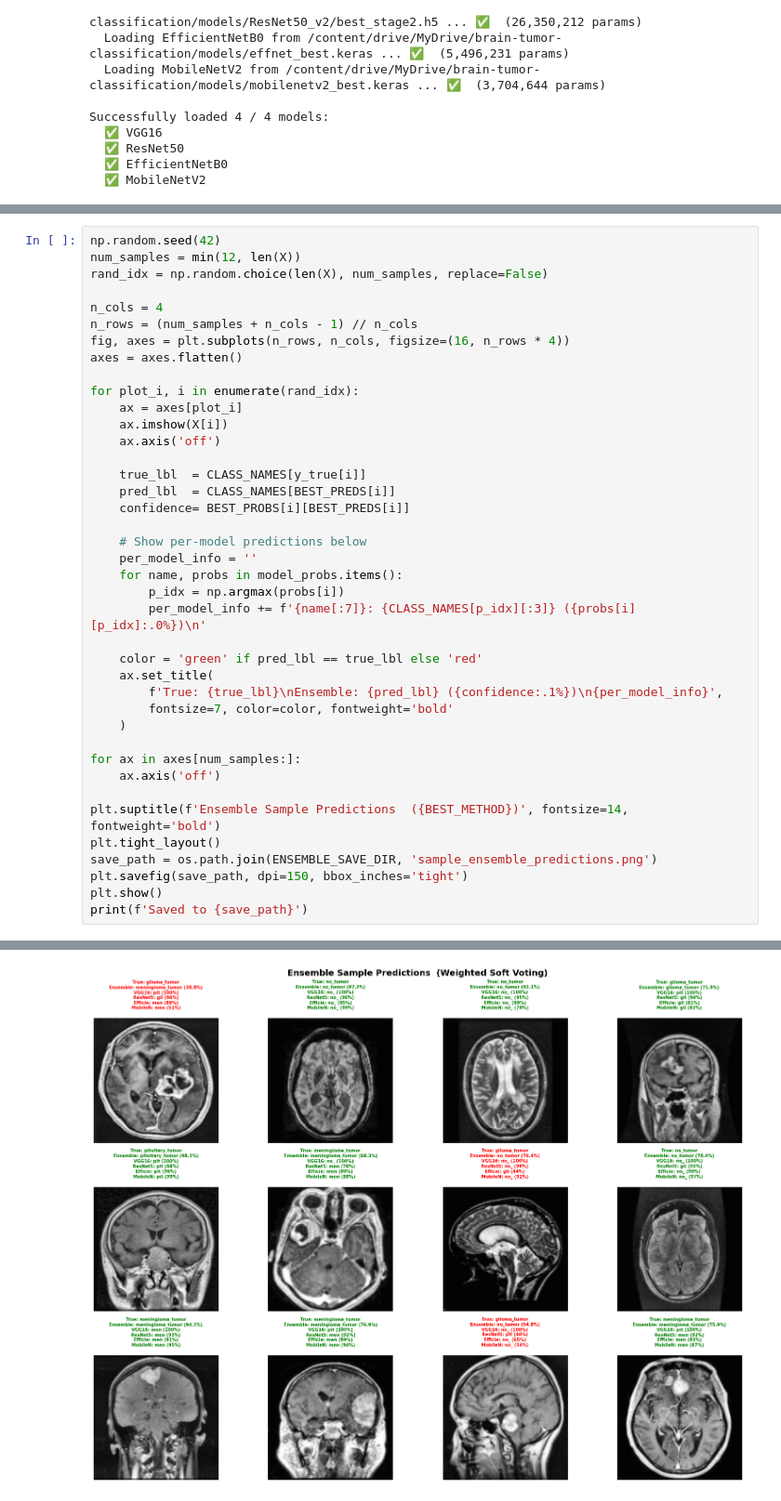
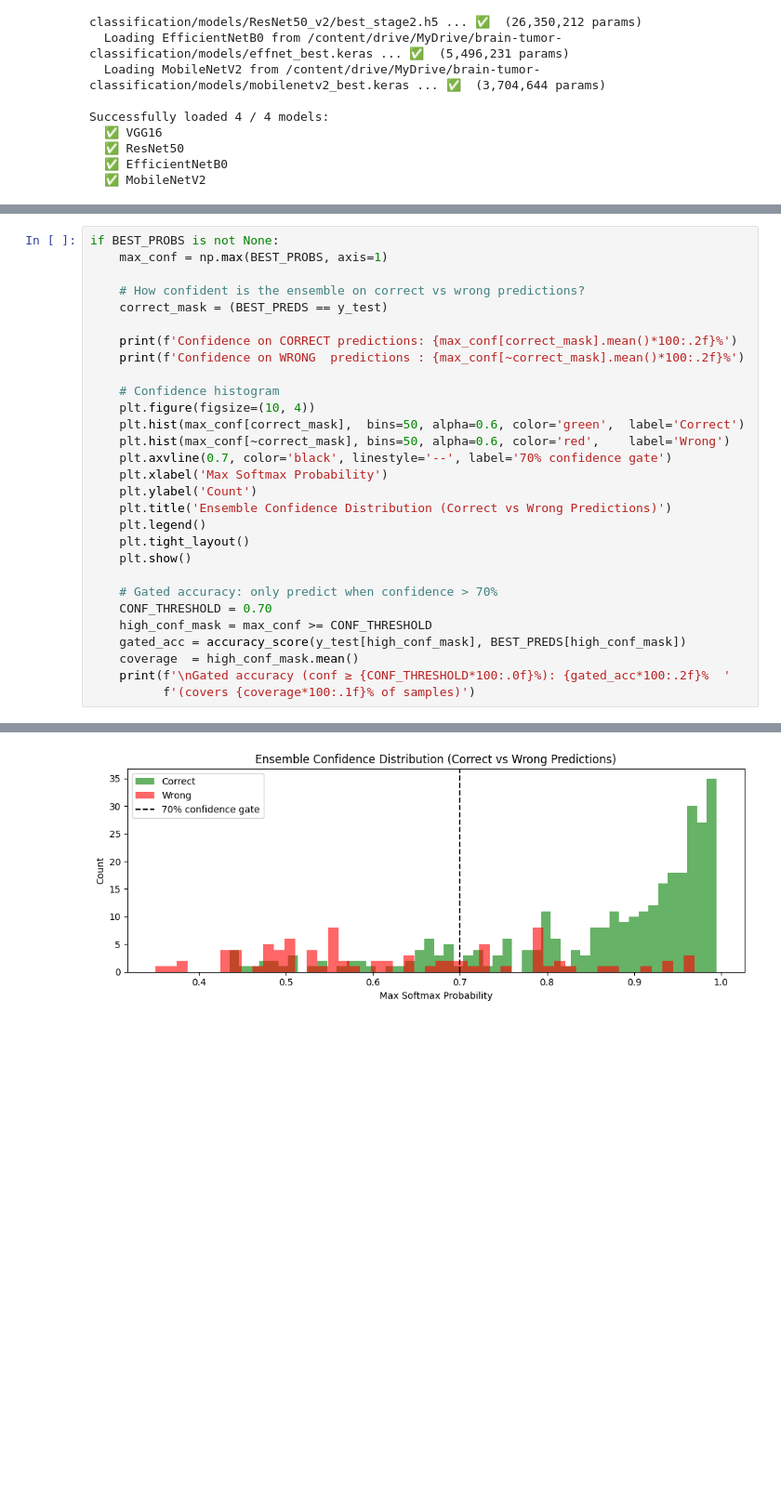
Before and after one commit to SNWE159/brain-tumor-classification, a Jupyter notebook: notebooks/07_Ensemble.ipynb, the cells around one changed output, grey strips where cells are left out. Shown at 93% size. Drawn from its saved outputs; the diff is of its cells as text; blank space fills up the shorter version.

```diff
--- a/notebooks/07_Ensemble.ipynb
+++ b/notebooks/07_Ensemble.ipynb
@@ -446,41 +521,30 @@ Saved to /content/drive/MyDrive/brain-tumor-classification/models/Ensemble/per_c
 # %%
-np.random.seed(42)
-num_samples = min(12, len(X))
-rand_idx = np.random.choice(len(X), num_samples, replace=False)
+if BEST_PROBS is not None:
+    max_conf = np.max(BEST_PROBS, axis=1)
 
-n_cols = 4
-n_rows = (num_samples + n_cols - 1) // n_cols
-fig, axes = plt.subplots(n_rows, n_cols, figsize=(16, n_rows * 4))
-axes = axes.flatten()
+    # How confident is the ensemble on correct vs wrong predictions?
+    correct_mask = (BEST_PREDS == y_test)
 
-for plot_i, i in enumerate(rand_idx):
-    ax = axes[plot_i]
-    ax.imshow(X[i])
-    ax.axis('off')
+    print(f'Confidence on CORRECT predictions: {max_conf[correct_mask].mean()*100:.2f}%')
+    print(f'Confidence on WRONG  predictions : {max_conf[~correct_mask].mean()*100:.2f}%')
 
-    true_lbl  = CLASS_NAMES[y_true[i]]
-    pred_lbl  = CLASS_NAMES[BEST_PREDS[i]]
-    confidence= BEST_PROBS[i][BEST_PREDS[i]]
+    # Confidence histogram
+    plt.figure(figsize=(10, 4))
+    plt.hist(max_conf[correct_mask],  bins=50, alpha=0.6, color='green',  label='Correct')
+    plt.hist(max_conf[~correct_mask], bins=50, alpha=0.6, color='red',    label='Wrong')
+    plt.axvline(0.7, color='black', linestyle='--', label='70% confidence gate')
+    plt.xlabel('Max Softmax Probability')
+    plt.ylabel('Count')
+    plt.title('Ensemble Confidence Distribution (Correct vs Wrong Predictions)')
+    plt.legend()
+    plt.tight_layout()
+    plt.show()
 
-    # Show per-model predictions below
-    per_model_info = ''
-    for name, probs in model_probs.items():
-        p_idx = np.argmax(probs[i])
-        per_model_info += f'{name[:7]}: {CLASS_NAMES[p_idx][:3]} ({probs[i][p_idx]:.0%})\n'
-
-    color = 'green' if pred_lbl == true_lbl else 'red'
-    ax.set_title(
-        f'True: {true_lbl}\nEnsemble: {pred_lbl} ({confidence:.1%})\n{per_model_info}',
-        fontsize=7, color=color, fontweight='bold'
-    )
-
-for ax in axes[num_samples:]:
-    ax.axis('off')
-
-plt.suptitle(f'Ensemble Sample Predictions  ({BEST_METHOD})', fontsize=14, fontweight='bold')
-plt.tight_layout()
-save_path = os.path.join(ENSEMBLE_SAVE_DIR, 'sample_ensemble_predictions.png')
-plt.savefig(save_path, dpi=150, bbox_inches='tight')
-plt.show()
-print(f'Saved to {save_path}')
+    # Gated accuracy: only predict when confidence > 70%
+    CONF_THRESHOLD = 0.70
+    high_conf_mask = max_conf >= CONF_THRESHOLD
+    gated_acc = accuracy_score(y_test[high_conf_mask], BEST_PREDS[high_conf_mask])
+    coverage  = high_conf_mask.mean()
+    print(f'\nGated accuracy (conf ≥ {CONF_THRESHOLD*100:.0f}%): {gated_acc*100:.2f}%  '
+          f'(covers {coverage*100:.1f}% of samples)')
 # %% [output]
@@ -487 +553 @@ print(f'Saved to {save_path}')
-[figure, old version]
+[figure, new version]
```
Also changed, not shown: parts of 15 cells of this notebook.
